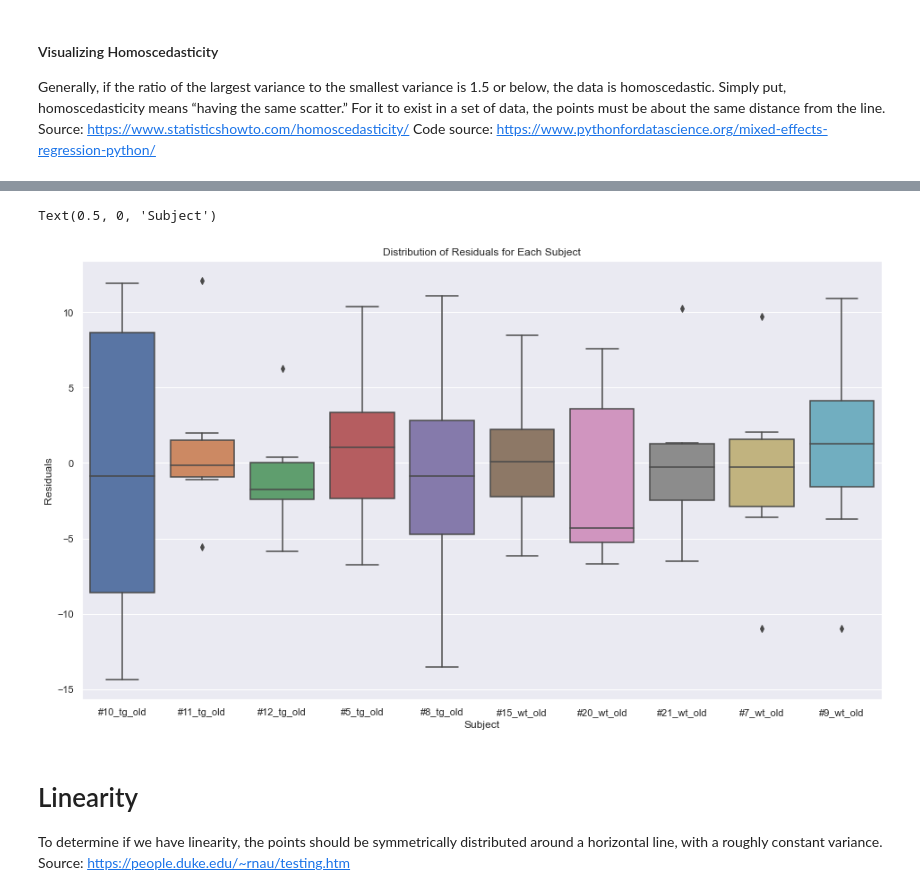
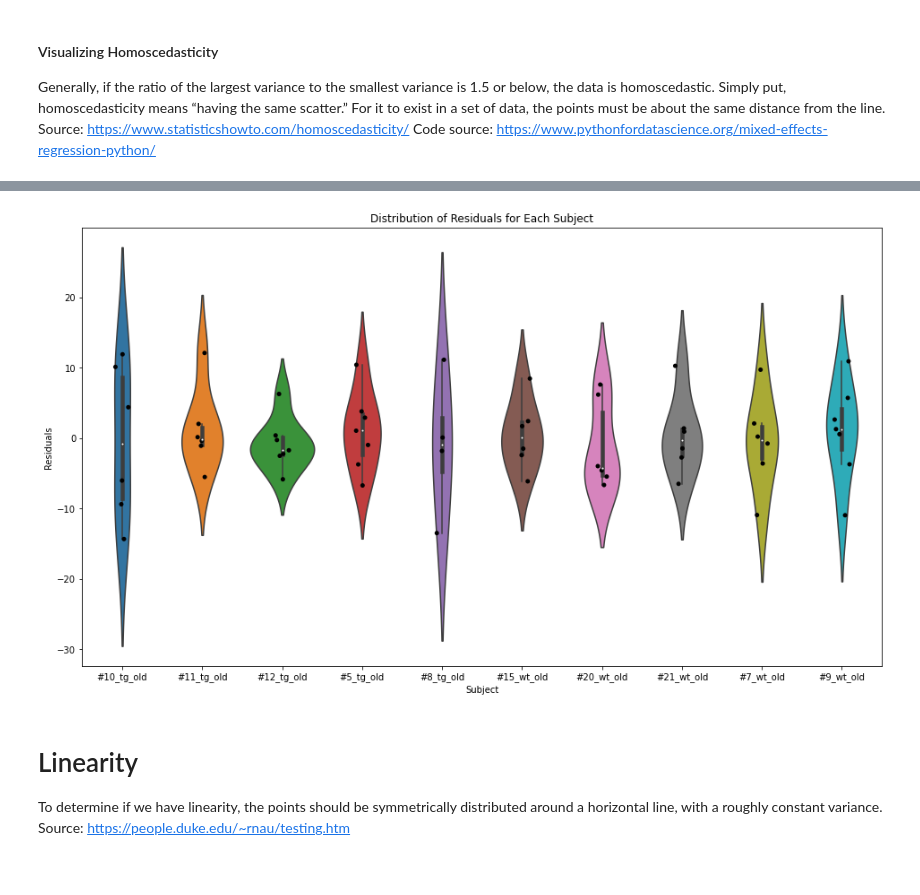
Before and after one commit to DennisDoll/DCLmeetsRETUNE, a Jupyter notebook: image_analysis_pipeline/Data_exploration_and_assumptions.ipynb, the cells around one changed output, grey strips where cells are left out. Saved outputs shown, nothing was run; the diff lists cells and outputs as text; code cells hidden in the pictures.

```diff
--- a/image_analysis_pipeline/Data_exploration_and_assumptions.ipynb
+++ b/image_analysis_pipeline/Data_exploration_and_assumptions.ipynb
@@ -26,7 +26,7 @@ import statistics
 # %% [markdown]
 ## Load and Prepare the Data
 # %%
-df = pd.read_csv('counted_cells.csv')
+df = pd.read_csv('/mnt/c/Users/dsege/TEMP/counted_cells.csv')
 # %%
 df.tail(10)
 # %% [output]
@@ -224,12 +268,13 @@ Text(0, 0.5, 'Residuals')
 # %%
 fig = plt.figure(figsize = (16, 9))
-ax = sns.boxplot(x = model.model.groups, y = model.resid)
+ax = sns.stripplot(x = model.model.groups, y = model.resid, color='k')
+ax = sns.violinplot(x = model.model.groups, y = model.resid)
 ax.set_title("Distribution of Residuals for Each Subject")
 ax.set_ylabel("Residuals")
 ax.set_xlabel("Subject")
+plt.show()
 # %% [output]
-Text(0.5, 0, 'Subject')
-[figure, old version]
+[figure, new version]
 # %% [markdown]
 # Linearity
 To determine if we have linearity, the points should be symmetrically distributed around a horizontal line, with a roughly constant variance.
```
Also changed, not shown: parts of 19 cells of this notebook.
